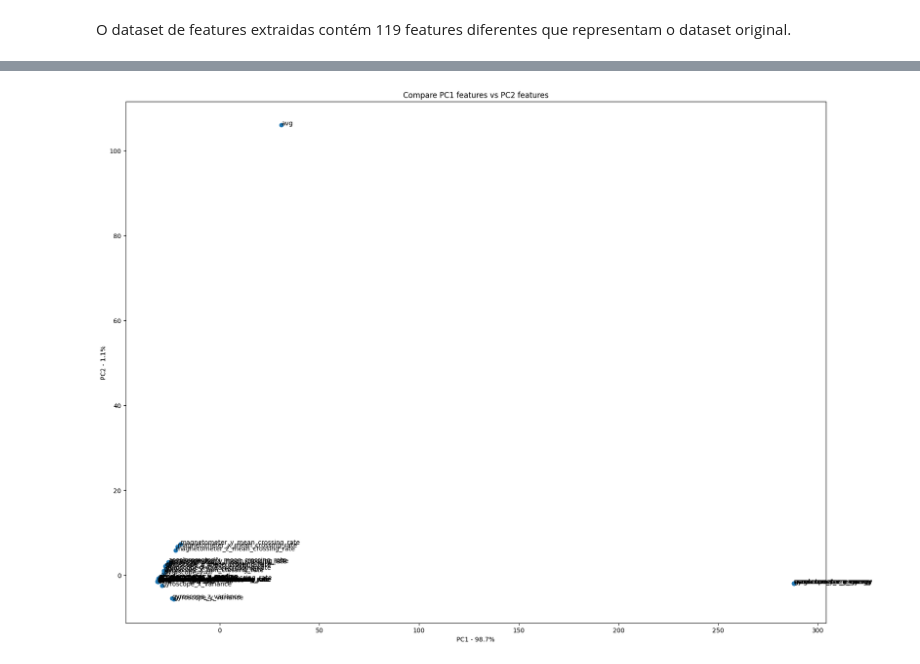
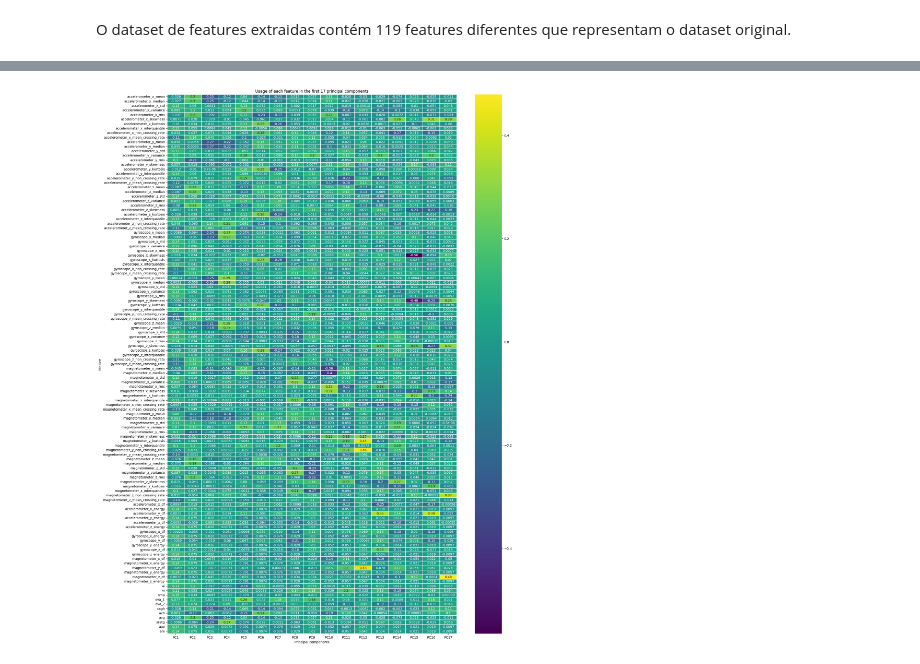
Before and after one commit to PugtgYosuky/clf-human-activities, a Jupyter notebook: src/project.ipynb, the cells around one changed output, grey strips where cells are left out. Cells and saved outputs as stored; diff of their text form; code cells hidden in the pictures.

```diff
--- a/src/project.ipynb
+++ b/src/project.ipynb
@@ -781,11 +929,9 @@ import sklearn
-# %%
-plt.figure(figsize=(20, 15))
-plt.scatter(pca_dataframe.PC1, pca_dataframe.PC2)
-plt.title('Compare PC1 features vs PC2 features')
-plt.xlabel('PC1 - {0}%'.format(percentage_var[0]))
-plt.ylabel('PC2 - {0}%'.format(percentage_var[1]))
-for sample in pca_dataframe.index:
-    plt.annotate(sample, (pca_dataframe.PC1.loc[sample], pca_dataframe.PC2.loc[sample]))
-plt.show()
-# %% [output]
-[figure, removed]
+# %%
+plt.figure(figsize=(20, 30))
+sns.heatmap(pca_dataframe_relevant, cmap='viridis',linewidths=0.3, annot=True)
+plt.xlabel('Principal components')
+plt.ylabel('Feature')
+plt.title('Usage of each feature in the first 17 principal components')
+plt.show()
+# %% [output]
+[figure, added]
```
Also changed, not shown: parts of 69 cells of this notebook, 1 other file.
